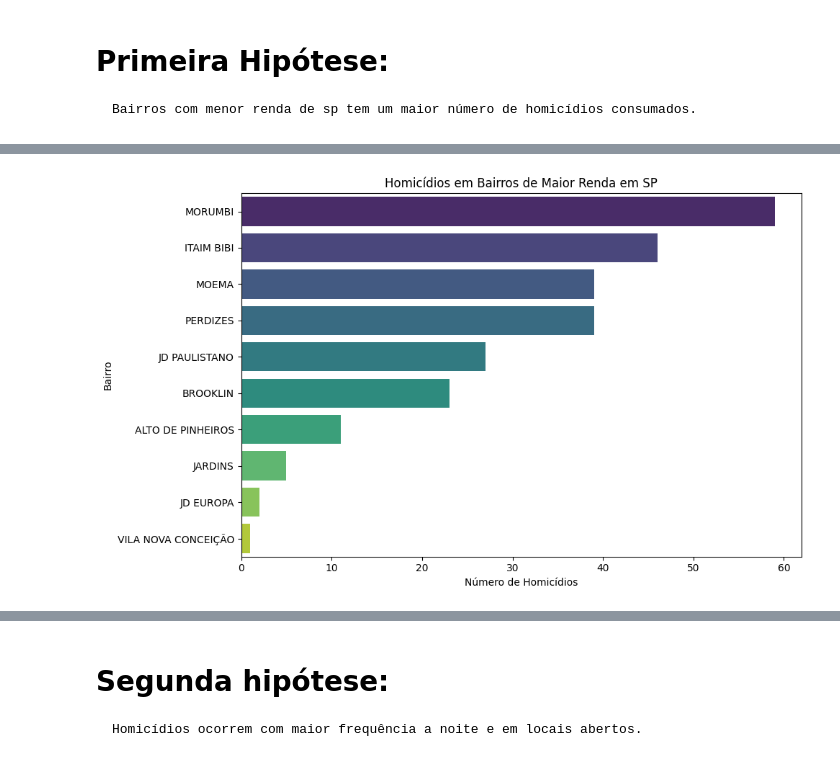
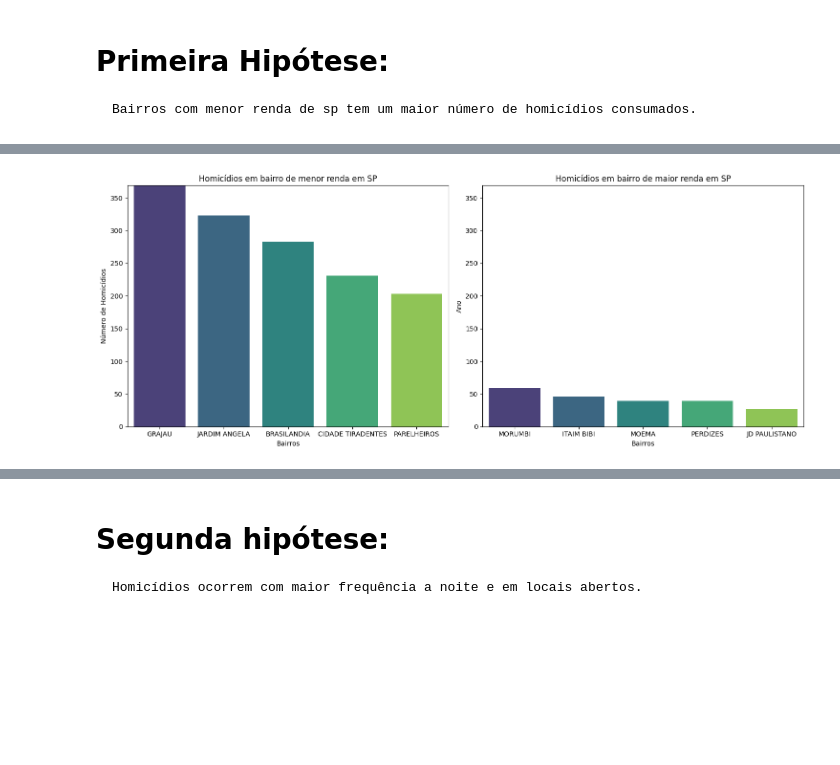
Before and after one commit to Pennini/Curso-Python-2022, a Jupyter notebook: Projeto_Final/projeto_final_crimes.ipynb, the cells around one changed output, grey strips where cells are left out. Drawn from its saved outputs; the diff is of its cells as text; code cells hidden in the pictures; blank space fills up the shorter version.

Commit message:
Projeto final - Consolidando os gráficos

```diff
--- a/Projeto_Final/projeto_final_crimes.ipynb
+++ b/Projeto_Final/projeto_final_crimes.ipynb
@@ -259,7 +254,3 @@ bairros_maior_renda_sp = [
     "Jardins"
 ]
 maior_renda, homicidios_maior = maiuscula(bairros_maior_renda_sp)
-
-plot_zona(homicidios_maior, "Homicídios em Bairros de Maior Renda em SP")
-# %% [output]
-[figure, removed]
@@ -268,3 +257,31 @@ linha_interativo(maior_renda)
+# %%
+# Criando os gráficos lado a lado
+plt.figure(figsize=(15, 6))
+
+# Encontrando a escala máxima para ambos os DataFrames
+max_scale = max(homicidios_menor["NUM_BO"].max(), homicidios_maior["ANO"].max())
+
+# Gráfico 1 - Lado esquerdo
+plt.subplot(1, 2, 1)
+sns.barplot(x=homicidios_menor["BAIRRO"], y=homicidios_menor["NUM_BO"], data=homicidios_menor, palette="viridis")
+plt.xlabel("Bairros")
+plt.ylabel("Número de Homicídios")
+plt.title("Homicídios em bairro de menor renda em SP")
+plt.ylim(0, max_scale)  # Definindo limite superior do eixo y igual para ambos os gráficos
+plt.tight_layout()
+
+# Gráfico 2 - Lado direito
+plt.subplot(1, 2, 2)
+sns.barplot(x=homicidios_maior["BAIRRO"], y=homicidios_maior["ANO"], data=homicidios_maior, palette="viridis")
+plt.xlabel("Bairros")
+plt.ylabel("Ano")
+plt.title("Homicídios em bairro de maior renda em SP")
+plt.ylim(0, max_scale)  # Definindo limite superior do eixo y igual para ambos os gráficos
+plt.tight_layout()
+
+plt.show()
+# %% [output]
+[figure, added]
 # %%
 # Combinando os bairros de menor renda e de maior renda em um dataframe, utilizando todos os dados dos dois dataframes diferentes
 bairros_renda = homicidios_menor.merge(homicidios_maior, how='outer')
```
Also changed, not shown: parts of 21 cells of this notebook.
